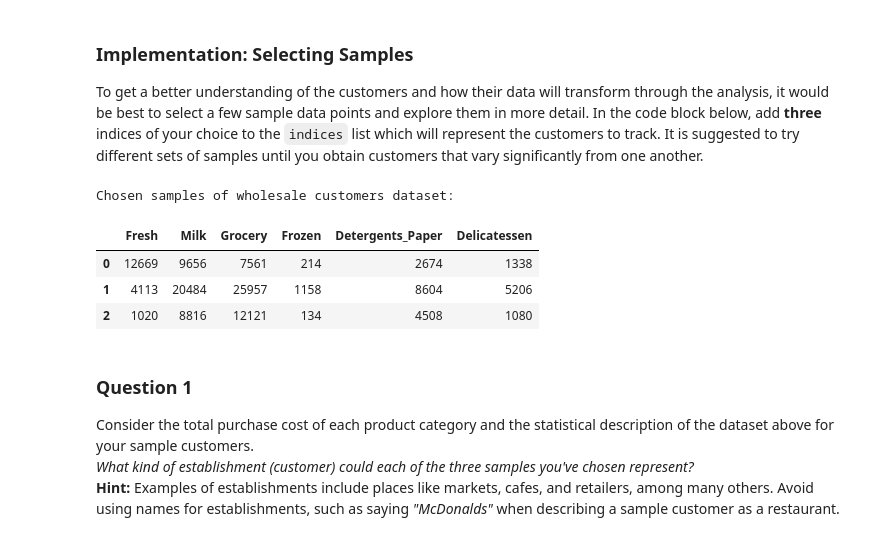
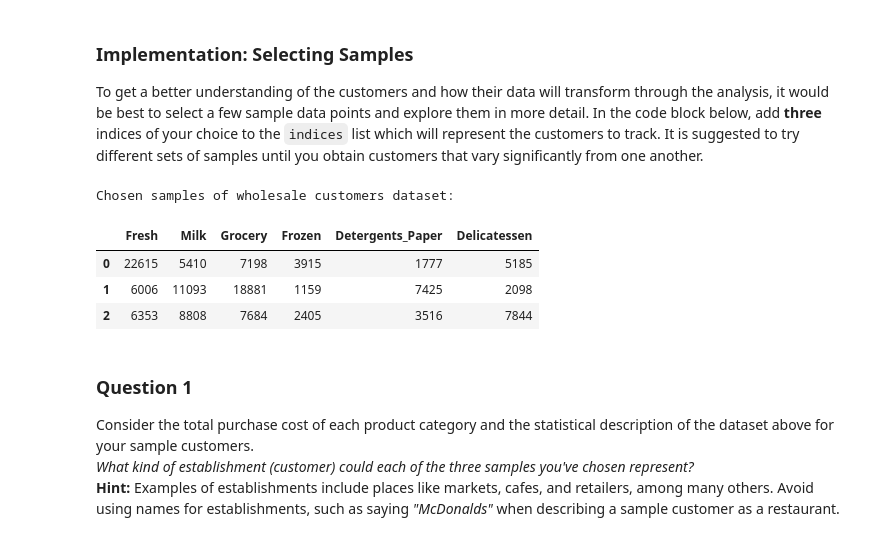
Before and after one commit to jdmazz/machine-learning-udacity, a Jupyter notebook: customer_segments/customer_segments.ipynb, the cells around one changed output. Saved outputs shown, nothing was run; the diff lists cells and outputs as text; code cells hidden in the pictures.

```diff
--- a/customer_segments/customer_segments.ipynb
+++ b/customer_segments/customer_segments.ipynb
@@ -60,18 +60,21 @@ display(data.describe())
 To get a better understanding of the customers and how their data will transform through the analysis, it would be best to select a few sample data points and explore them in more detail. In the code block below, add **three** indices of your choice to the `indices` list which will represent the customers to track. It is suggested to try different sets of samples until you obtain customers that vary significantly from one another.
 # %%
 # Select three indices of your choice you wish to sample from the dataset
-indices = [0,28,16]
+#print data.loc[data['Fresh'] > 16933]
+#print data.loc[data['Grocery'] > 10655]
+#print data.loc[data['Delicatessen'] > 1820]
+indices = [4,9,2]
 
 # Create a DataFrame of the chosen samples
 samples = pd.DataFrame(data.loc[indices], columns = data.keys()).reset_index(drop = True)
 print "Chosen samples of wholesale customers dataset:"
 display(samples)
 # %% [output]
 Chosen samples of wholesale customers dataset:
 |  | Fresh | Milk | Grocery | Frozen | Detergents_Paper | Delicatessen |
-| 0 | 12669 | 9656 | 7561 | 214 | 2674 | 1338 |
-| 1 | 4113 | 20484 | 25957 | 1158 | 8604 | 5206 |
-| 2 | 1020 | 8816 | 12121 | 134 | 4508 | 1080 |
+| 0 | 22615 | 5410 | 7198 | 3915 | 1777 | 5185 |
+| 1 | 6006 | 11093 | 18881 | 1159 | 7425 | 2098 |
+| 2 | 6353 | 8808 | 7684 | 2405 | 3516 | 7844 |
 # %% [markdown]
 ### Question 1
 Consider the total purchase cost of each product category and the statistical description of the dataset above for your sample customers.
```
Also changed, not shown: parts of 29 cells of this notebook, 1 other file.
